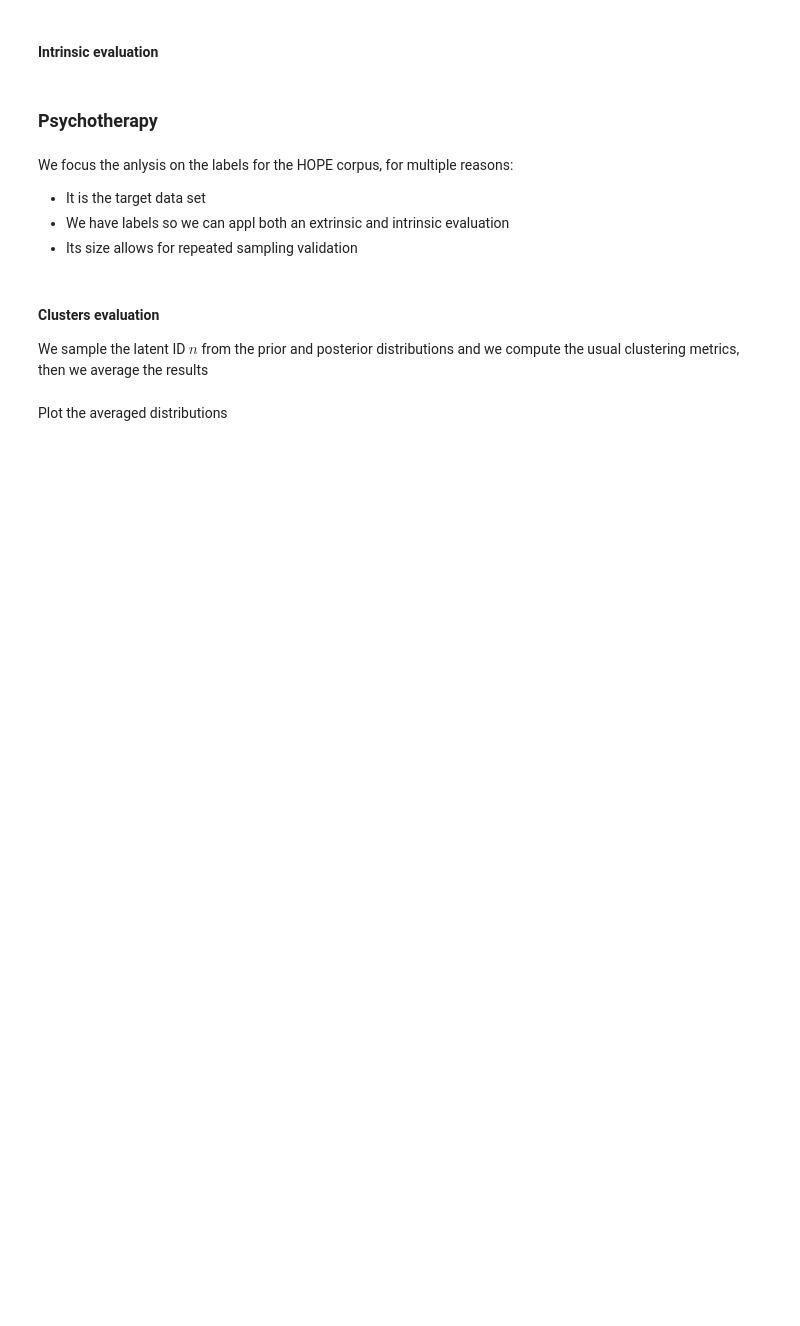
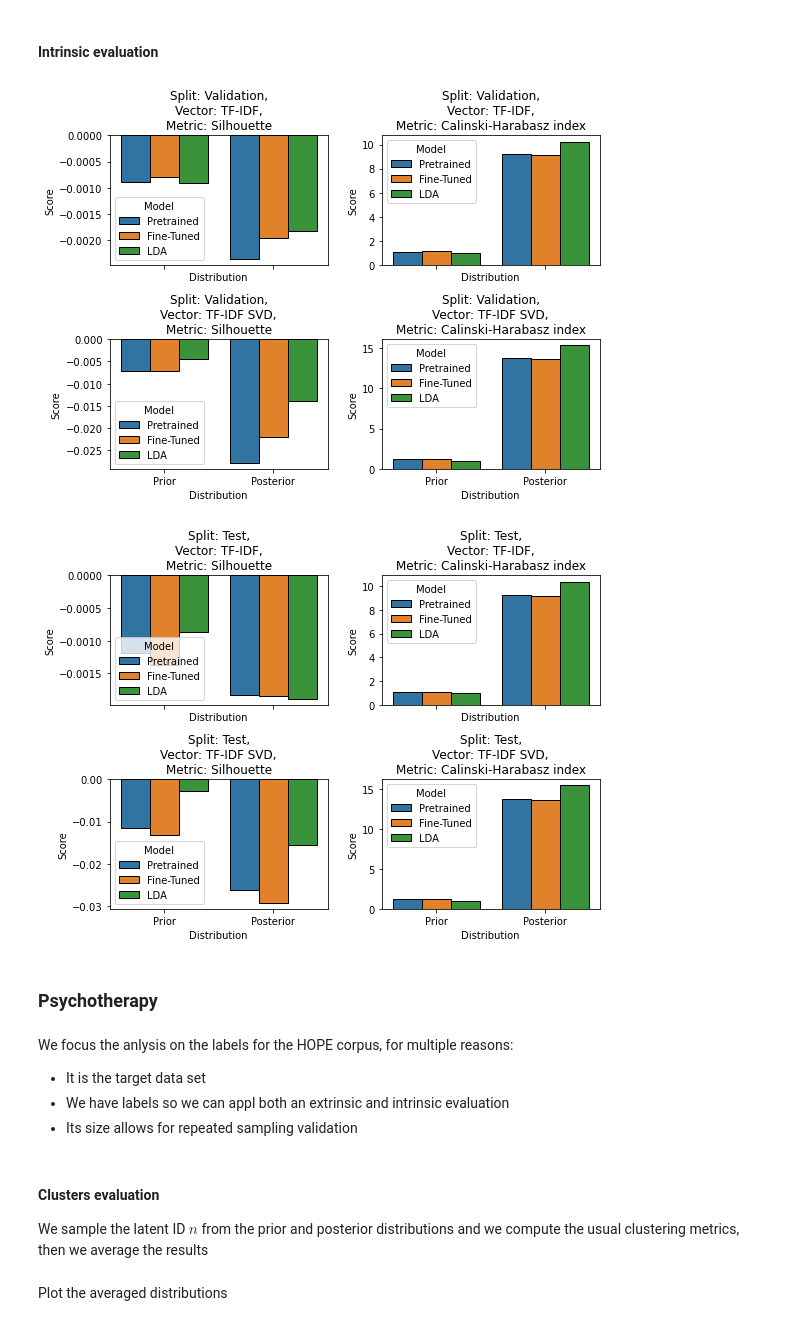
Before and after one commit to vincenzo-scotti/dldlm, a Jupyter notebook: notebooks/evaluation.ipynb, the cells around one changed output. Drawn from its saved outputs; the diff is of its cells as text; code cells hidden in the pictures; blank space fills up the shorter version.

```diff
--- a/notebooks/evaluation.ipynb
+++ b/notebooks/evaluation.ipynb
@@ -371,3 +419,32 @@ sns.relplot(
+# %%
+for split in tmp_df['Split'].unique():
+    tmp_df_ = tmp_df[tmp_df['Split'] == split]
+
+    fig, axes = plt.subplots(
+        nrows=len(tmp_df_['Vector'].unique()),
+        ncols=len(tmp_df_['Metric'].unique()),
+        figsize=(8, 6),
+        sharex=True,
+        # sharey=True
+    )
+
+    for i, (vector, vector_df) in enumerate(tmp_df_.groupby('Vector', sort=False)):
+        for j, (metric, metric_df) in enumerate(vector_df.groupby('Metric', sort=False)):
+            sns.barplot(
+                data=metric_df,
+                hue='Model',
+                x='Distribution',
+                y='Score',
+                ax=axes[i][j],
+                linewidth=1.,
+                edgecolor='0'
+            )
+            axes[i][j].set_title(f'Split: {split.capitalize()},\nVector: {vector},\nMetric: {metric}')
+    plt.tight_layout()
+    plt.show()
+# %% [output]
+[figure, added]
+[figure, added]
 # %% [markdown]
 ### Psychotherapy
 # %% [markdown]
```
Also changed, not shown: parts of 33 cells of this notebook, 1 other file.
